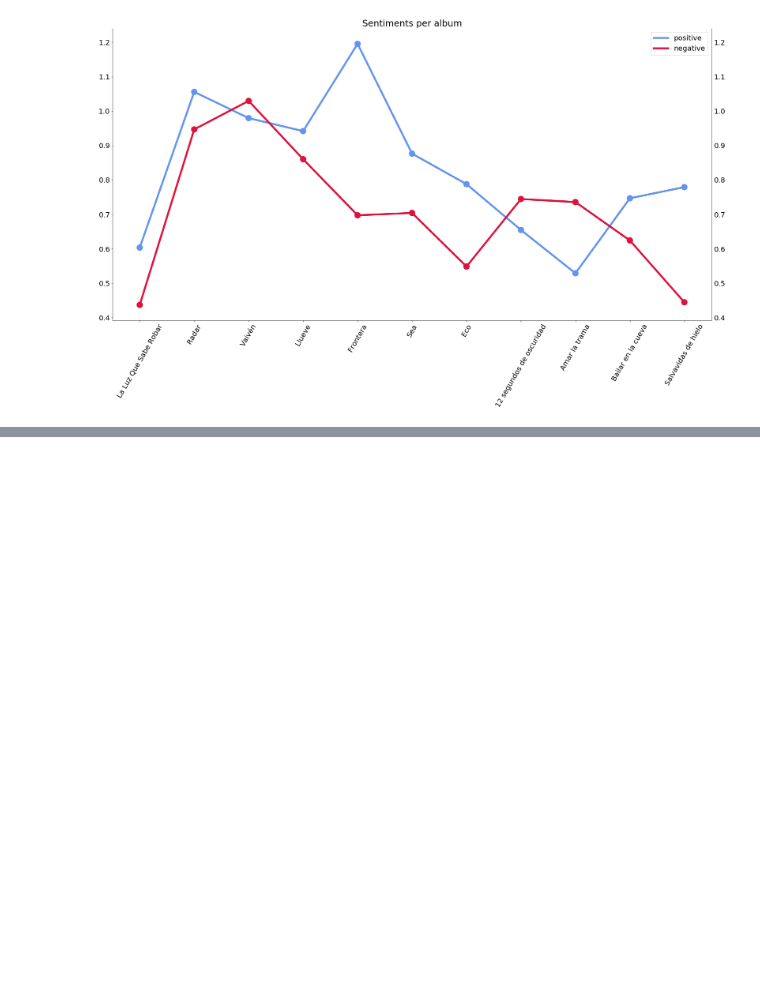
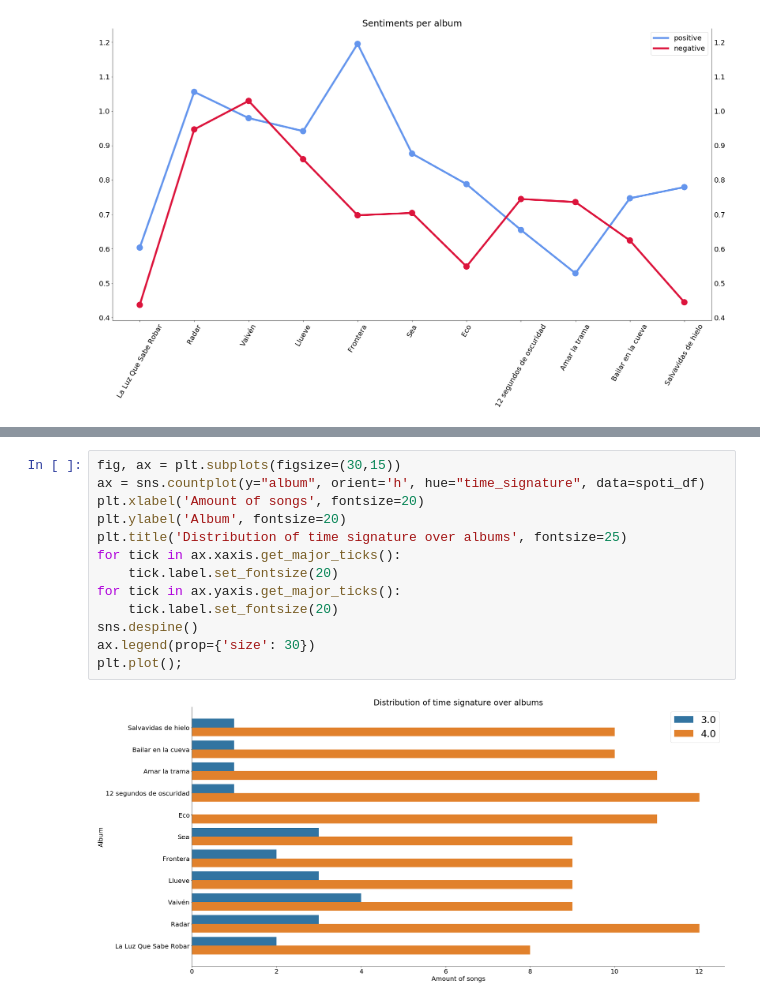
Before and after one commit to alexing/datadata, a Jupyter notebook: drexler_data_exploration.ipynb, the cells around one changed output, grey strips where cells are left out. Drawn from its saved outputs; the diff is of its cells as text; blank space fills up the shorter version.

```diff
--- a/drexler_data_exploration.ipynb
+++ b/drexler_data_exploration.ipynb
@@ -869,0 +958,15 @@ plt.show();
+# %%
+fig, ax = plt.subplots(figsize=(30,15))
+ax = sns.countplot(y="album", orient='h', hue="time_signature", data=spoti_df)
+plt.xlabel('Amount of songs', fontsize=20)
+plt.ylabel('Album', fontsize=20)
+plt.title('Distribution of time signature over albums', fontsize=25)
+for tick in ax.xaxis.get_major_ticks():
+    tick.label.set_fontsize(20)
+for tick in ax.yaxis.get_major_ticks():
+    tick.label.set_fontsize(20)
+sns.despine()
+ax.legend(prop={'size': 30})
+plt.plot();
+# %% [output]
+[figure, added]
```
Also changed, not shown: parts of 40 cells of this notebook.
